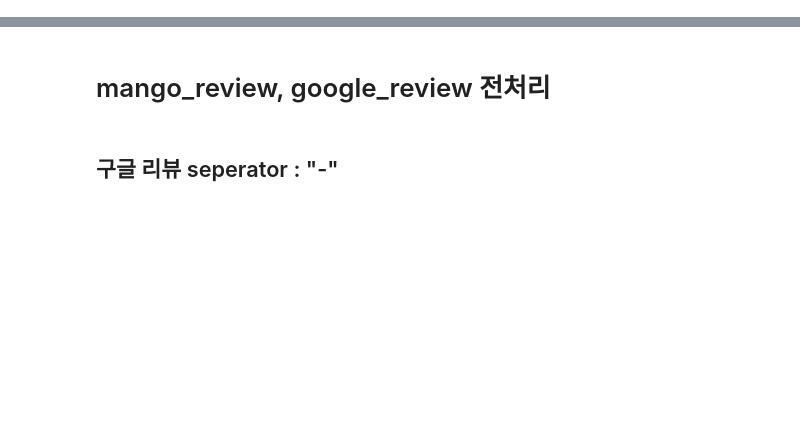
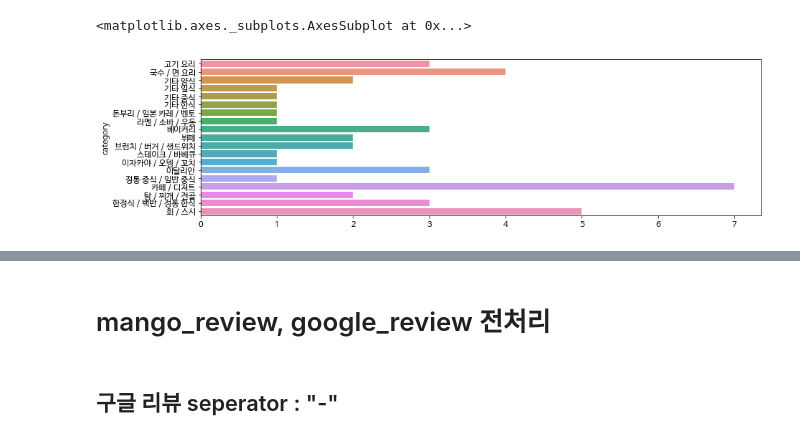
Before and after one commit to Edwardkim0/RealTastySpot, a Jupyter notebook: code/data_preprocessing.ipynb, the cells around one changed output, grey strips where cells are left out. Cells and saved outputs as stored; diff of their text form; code cells hidden in the pictures; blank space fills up the shorter version.

```diff
--- a/code/data_preprocessing.ipynb
+++ b/code/data_preprocessing.ipynb
@@ -14,0 +82,5 @@ dining_like = pd.read_excel('/Users/dhkim/PycharmProjects/RealTastySpot/data/ᄃ
+# %%
+sns.barplot(mango_review.groupby('category')['prices_num'].count().values, mango_review.groupby('category')['prices_num'].count().index)
+# %% [output]
+<matplotlib.axes._subplots.AxesSubplot at 0x...>
+[figure, added]
```
Also changed, not shown: parts of 86 cells of this notebook, 24 other files.
